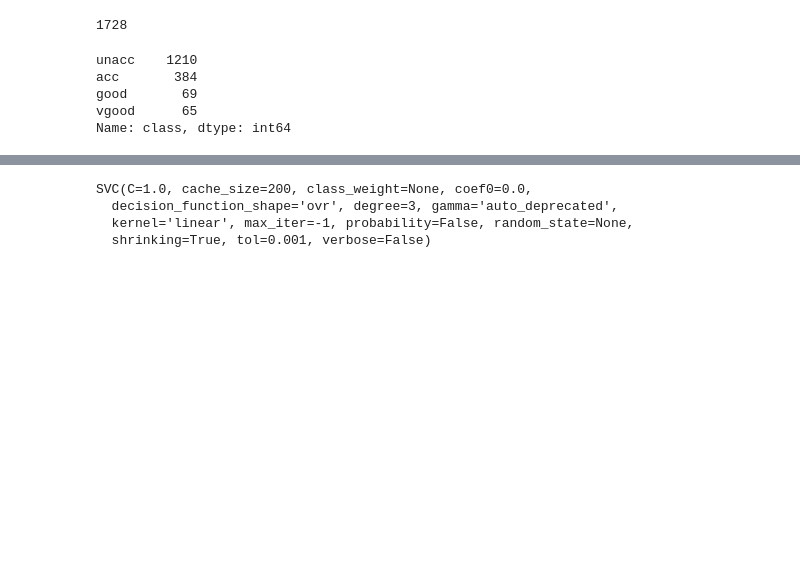
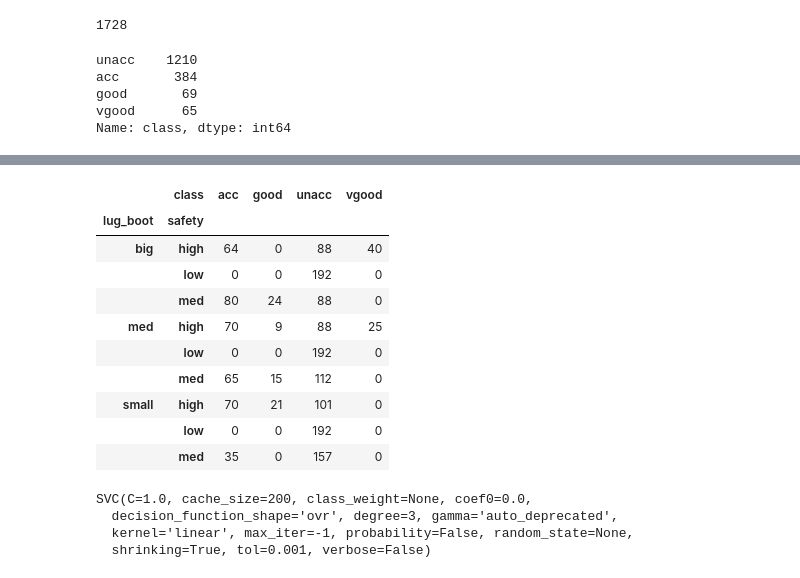
Before and after one commit to NAnnamalai/practice_machine_learning, a Jupyter notebook: classifying categories.ipynb, the cells around one changed output, grey strips where cells are left out. Cells and saved outputs as stored; diff of their text form; code cells hidden in the pictures; blank space fills up the shorter version.

```diff
--- a/classifying categories.ipynb
+++ b/classifying categories.ipynb
@@ -31,3 +72,17 @@ Name: class, dtype: int64
+# %%
+pd.crosstab([df['lug_boot'], df['safety']], df['class']).style.background_gradient(cmap=cm)
+# %% [output]
+|  | class | acc | good | unacc | vgood |
+| lug_boot | safety |  |  |  |  |
+| big | high | 64 | 0 | 88 | 40 |
+|  | low | 0 | 0 | 192 | 0 |
+|  | med | 80 | 24 | 88 | 0 |
+| med | high | 70 | 9 | 88 | 25 |
+|  | low | 0 | 0 | 192 | 0 |
+|  | med | 65 | 15 | 112 | 0 |
+| small | high | 70 | 21 | 101 | 0 |
+|  | low | 0 | 0 | 192 | 0 |
+|  | med | 35 | 0 | 157 | 0 |
 # %%
 feature_columns = ['buying', 'maint', 'doors', 'persons', 'lug_boot', 'safety']
 df_sub = df.copy()
```
Also changed, not shown: parts of 5 cells of this notebook.
